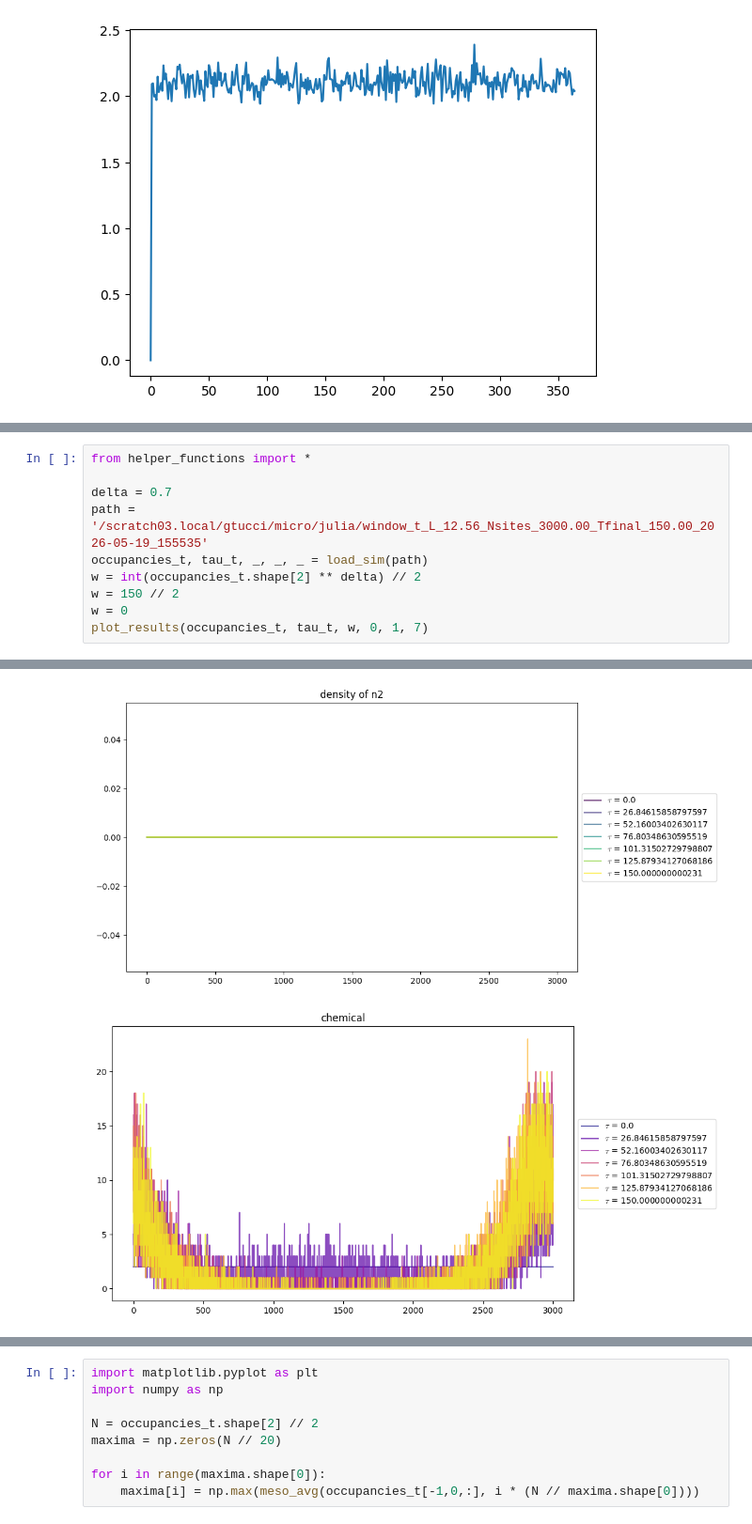
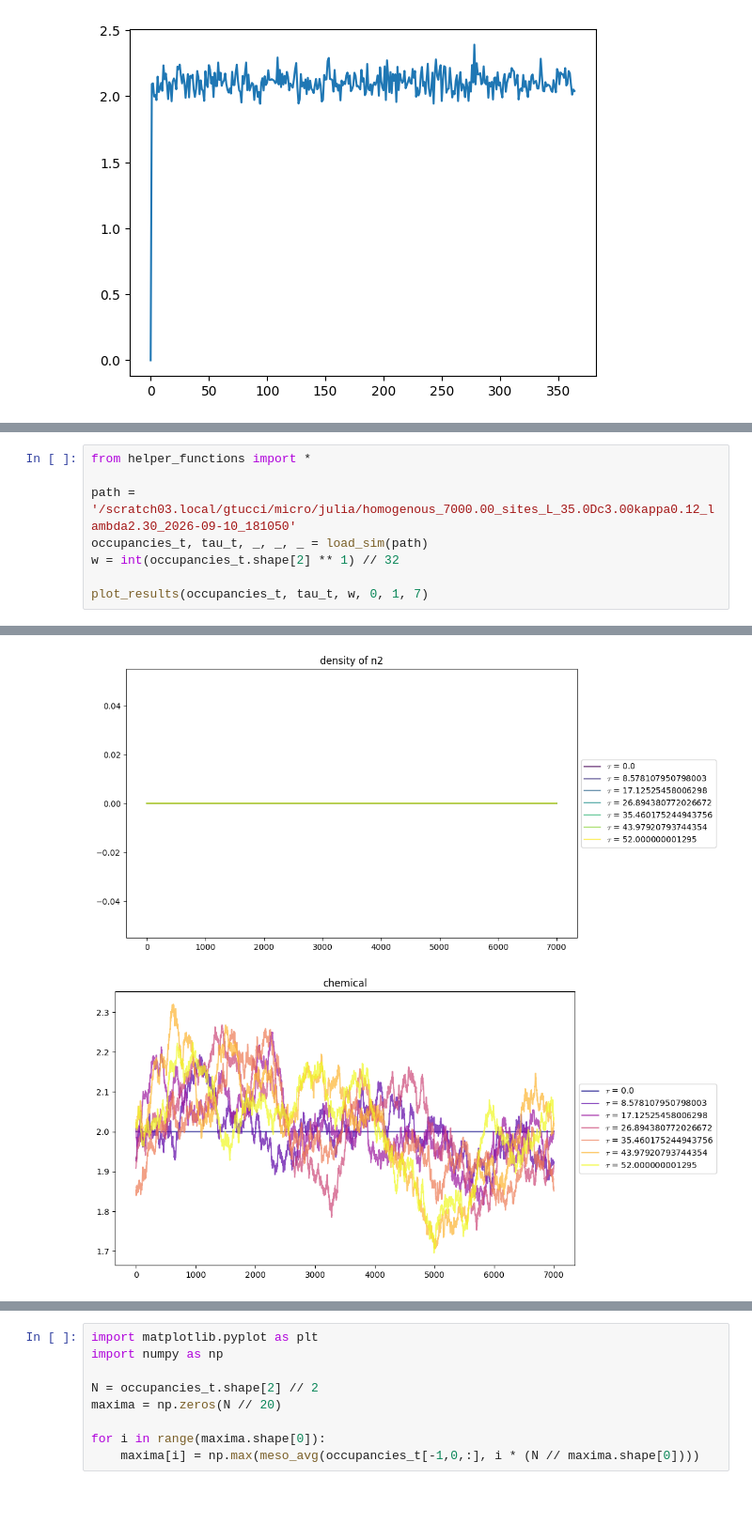
Before and after one commit to HappyTurtle99/Microscopic, a Jupyter notebook: visualize_gennaro.ipynb, the cells around one changed output, grey strips where cells are left out. Shown at 94% size. Cells and saved outputs as stored; diff of their text form; blank space fills up the shorter version.

```diff
--- a/visualize_gennaro.ipynb
+++ b/visualize_gennaro.ipynb
@@ -152,11 +157,9 @@ plot_results(occupancies_t, tau_t, w, 0, 1, 7)
 # %%
 from helper_functions import *
 
-delta = 0.7
-path = '/scratch03.local/gtucci/micro/julia/window_t_L_12.56_Nsites_3000.00_Tfinal_150.00_2026-05-19_155535'
+path = '/scratch03.local/gtucci/micro/julia/homogenous_7000.00_sites_L_35.0Dc3.00kappa0.12_lambda2.30_2026-09-10_181050'
 occupancies_t, tau_t, _, _, _ = load_sim(path)
-w = int(occupancies_t.shape[2] ** delta) // 2
-w = 150 // 2
-w = 0
+w = int(occupancies_t.shape[2] ** 1) // 32
+
 plot_results(occupancies_t, tau_t, w, 0, 1, 7)
 # %% [output]
@@ -164,2 +167,2 @@ plot_results(occupancies_t, tau_t, w, 0, 1, 7)
-[figure, old version]
+[figure, new version]
-[figure, old version]
+[figure, new version]
```
Also changed, not shown: parts of 17 cells of this notebook, 8 other files.
